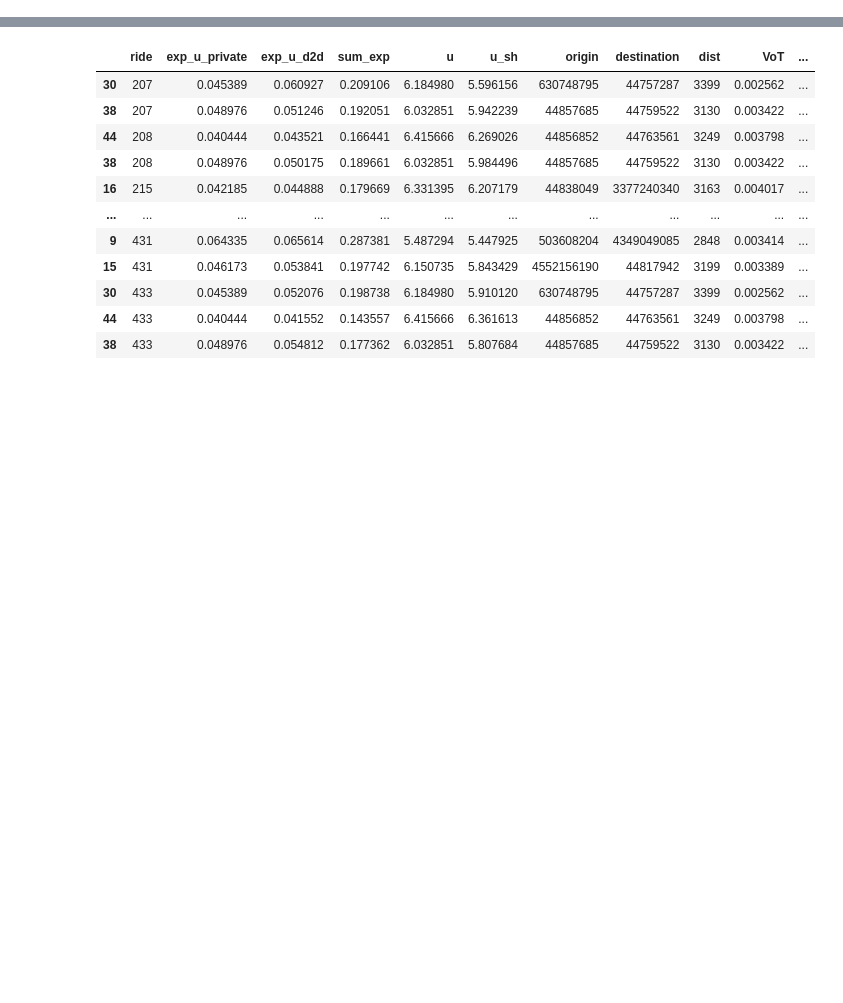
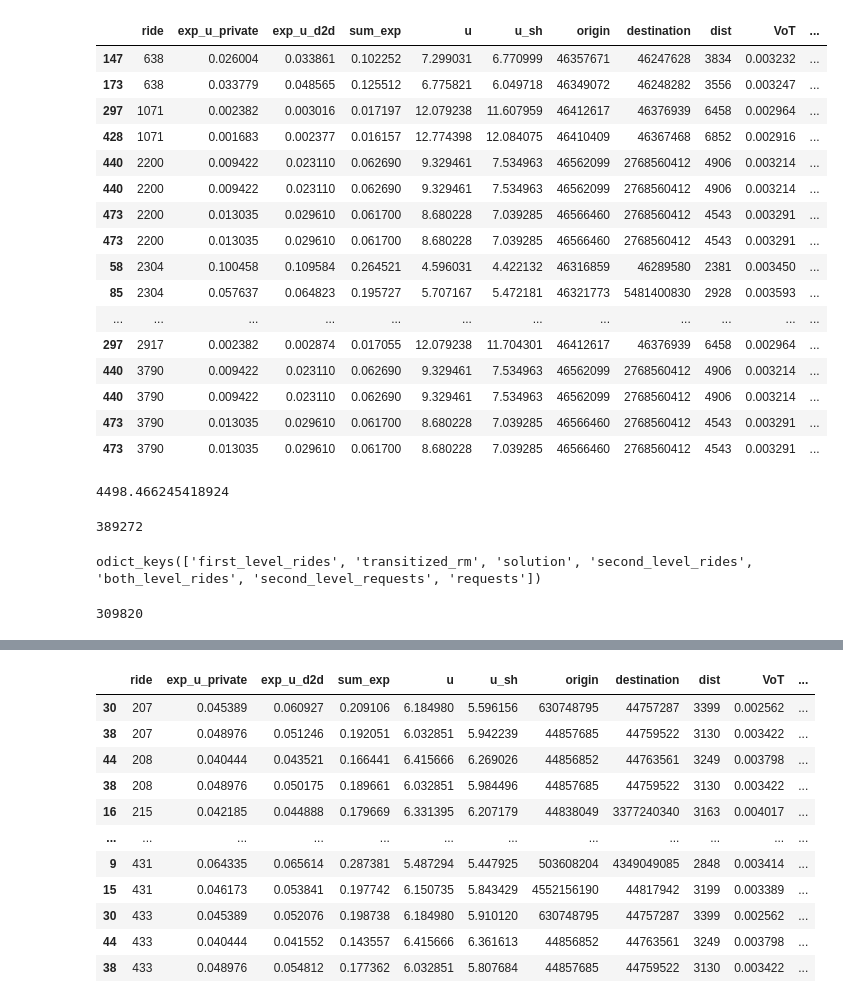
Before and after one commit to RafalKucharskiPK/ExMAS, a Jupyter notebook: ExMAS/spinoffs/tndp/ExExMAS_visualize.ipynb, the cells around one changed output, grey strips where cells are left out. Drawn from its saved outputs; the diff is of its cells as text; code cells hidden in the pictures; blank space fills up the shorter version.

```diff
--- a/ExMAS/spinoffs/tndp/ExExMAS_visualize.ipynb
+++ b/ExMAS/spinoffs/tndp/ExExMAS_visualize.ipynb
@@ -44,0 +347,21 @@ def read_lists(df):
+# %%
+eff_rides = inData.transitized_rm[inData.transitized_rm.efficient==True].ride.values
+inData.transitized_rm[inData.transitized_rm.ride.isin(eff_rides)]
+# %% [output]
+|  | ride | exp_u_private | exp_u_d2d | sum_exp | u | u_sh | origin | destination | dist | VoT | ... |
+| 147 | 638 | 0.026004 | 0.033861 | 0.102252 | 7.299031 | 6.770999 | 46357671 | 46247628 | 3834 | 0.003232 | ... |
+| 173 | 638 | 0.033779 | 0.048565 | 0.125512 | 6.775821 | 6.049718 | 46349072 | 46248282 | 3556 | 0.003247 | ... |
+| 297 | 1071 | 0.002382 | 0.003016 | 0.017197 | 12.079238 | 11.607959 | 46412617 | 46376939 | 6458 | 0.002964 | ... |
+| 428 | 1071 | 0.001683 | 0.002377 | 0.016157 | 12.774398 | 12.084075 | 46410409 | 46367468 | 6852 | 0.002916 | ... |
+| 440 | 2200 | 0.009422 | 0.023110 | 0.062690 | 9.329461 | 7.534963 | 46562099 | 2768560412 | 4906 | 0.003214 | ... |
+| 440 | 2200 | 0.009422 | 0.023110 | 0.062690 | 9.329461 | 7.534963 | 46562099 | 2768560412 | 4906 | 0.003214 | ... |
+| 473 | 2200 | 0.013035 | 0.029610 | 0.061700 | 8.680228 | 7.039285 | 46566460 | 2768560412 | 4543 | 0.003291 | ... |
+| 473 | 2200 | 0.013035 | 0.029610 | 0.061700 | 8.680228 | 7.039285 | 46566460 | 2768560412 | 4543 | 0.003291 | ... |
+| 58 | 2304 | 0.100458 | 0.109584 | 0.264521 | 4.596031 | 4.422132 | 46316859 | 46289580 | 2381 | 0.003450 | ... |
+| 85 | 2304 | 0.057637 | 0.064823 | 0.195727 | 5.707167 | 5.472181 | 46321773 | 5481400830 | 2928 | 0.003593 | ... |
+| ... | ... | ... | ... | ... | ... | ... | ... | ... | ... | ... | ... |
+| 297 | 2917 | 0.002382 | 0.002874 | 0.017055 | 12.079238 | 11.704301 | 46412617 | 46376939 | 6458 | 0.002964 | ... |
+| 440 | 3790 | 0.009422 | 0.023110 | 0.062690 | 9.329461 | 7.534963 | 46562099 | 2768560412 | 4906 | 0.003214 | ... |
+| 440 | 3790 | 0.009422 | 0.023110 | 0.062690 | 9.329461 | 7.534963 | 46562099 | 2768560412 | 4906 | 0.003214 | ... |
+| 473 | 3790 | 0.013035 | 0.029610 | 0.061700 | 8.680228 | 7.039285 | 46566460 | 2768560412 | 4543 | 0.003291 | ... |
+| 473 | 3790 | 0.013035 | 0.029610 | 0.061700 | 8.680228 | 7.039285 | 46566460 | 2768560412 | 4543 | 0.003291 | ... |
@@ -44,0 +370,17 @@ def read_lists(df):
+# %%
+inData.first_level_rides[inData.first_level_rides.selected == True].u_pax.sum()
+# %% [output]
+4498.466245418924
+# %%
+ttravs = inData.first_level_rides[inData.first_level_rides.selected == True].ttravs
+pd.Series(sum(ttravs, [])).sum()
+# %% [output]
+389272
+# %%
+inData.keys()
+# %% [output]
+odict_keys(['first_level_rides', 'transitized_rm', 'solution', 'second_level_rides', 'both_level_rides', 'second_level_requests', 'requests'])
+# %%
+inData.requests.ttrav.sum()
+# %% [output]
+309820
```
Also changed, not shown: parts of 41 cells of this notebook, 3 other files.
